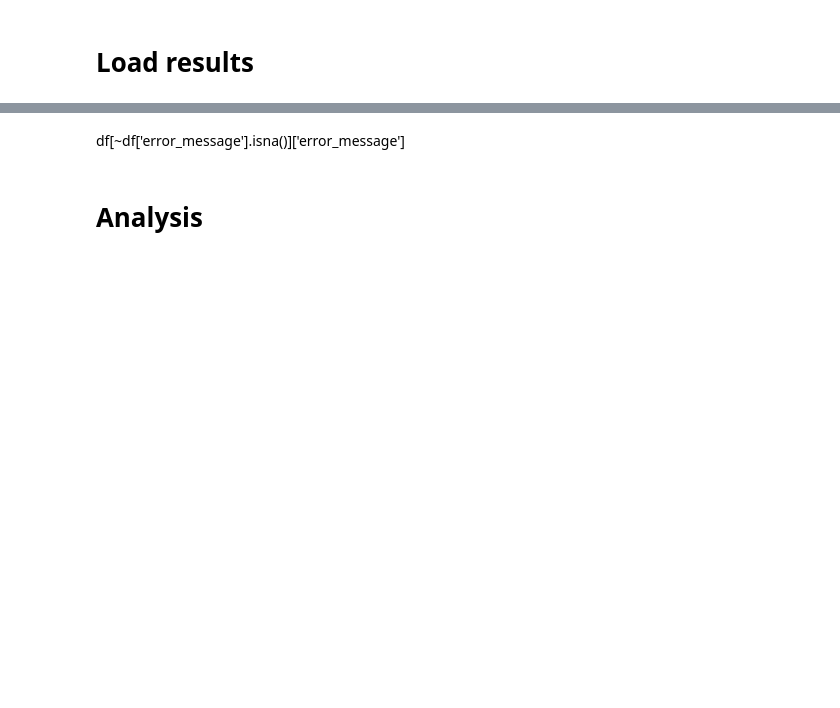
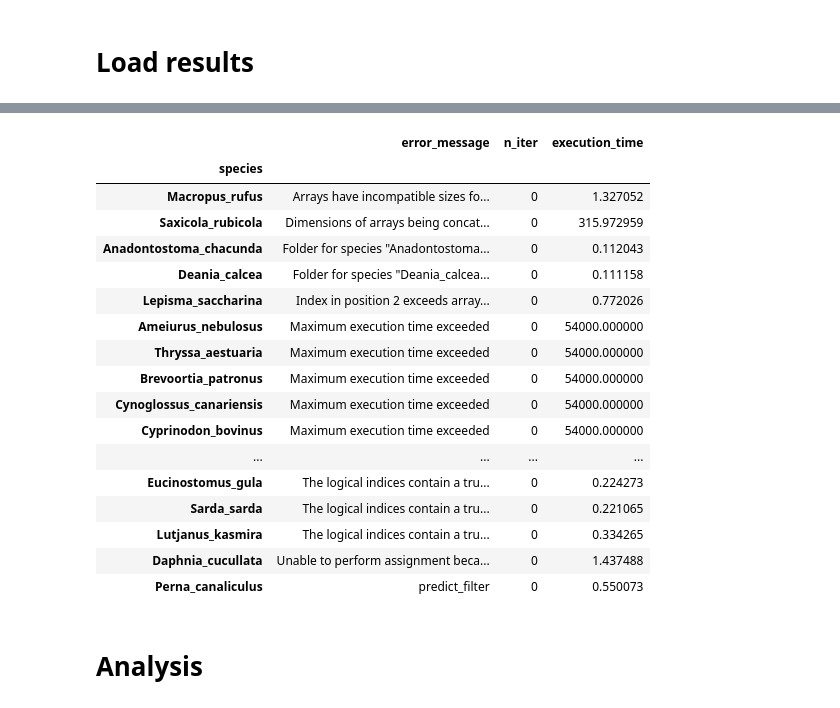
Before and after one commit to diogo-f-oliveira/DEB_ML_Init, a Jupyter notebook: notebooks/AmP Loss Function Minimum Analysis.ipynb, the cells around one changed output, grey strips where cells are left out. Cells and saved outputs as stored; diff of their text form; code cells hidden in the pictures; blank space fills up the shorter version.

```diff
--- a/notebooks/AmP Loss Function Minimum Analysis.ipynb
+++ b/notebooks/AmP Loss Function Minimum Analysis.ipynb
@@ -85,6 +91,25 @@ Final loss has an imaginary part                                         1
 Name: count, dtype: int64
-# %% [markdown]
-df[~df['error_message'].isna()]['error_message']
+# %%
+df[~df['error_message'].isna()][['error_message','n_iter', 'execution_time']].sort_values(by='error_message')
+# %% [output]
+|  | error_message | n_iter | execution_time |
+| species |  |  |  |
+| Macropus_rufus | Arrays have incompatible sizes fo... | 0 | 1.327052 |
+| Saxicola_rubicola | Dimensions of arrays being concat... | 0 | 315.972959 |
+| Anadontostoma_chacunda | Folder for species "Anadontostoma... | 0 | 0.112043 |
+| Deania_calcea | Folder for species "Deania_calcea... | 0 | 0.111158 |
+| Lepisma_saccharina | Index in position 2 exceeds array... | 0 | 0.772026 |
+| Ameiurus_nebulosus | Maximum execution time exceeded | 0 | 54000.000000 |
+| Thryssa_aestuaria | Maximum execution time exceeded | 0 | 54000.000000 |
+| Brevoortia_patronus | Maximum execution time exceeded | 0 | 54000.000000 |
+| Cynoglossus_canariensis | Maximum execution time exceeded | 0 | 54000.000000 |
+| Cyprinodon_bovinus | Maximum execution time exceeded | 0 | 54000.000000 |
+| ... | ... | ... | ... |
+| Eucinostomus_gula | The logical indices contain a tru... | 0 | 0.224273 |
+| Sarda_sarda | The logical indices contain a tru... | 0 | 0.221065 |
+| Lutjanus_kasmira | The logical indices contain a tru... | 0 | 0.334265 |
+| Daphnia_cucullata | Unable to perform assignment beca... | 0 | 1.437488 |
+| Perna_canaliculus | predict_filter | 0 | 0.550073 |
 # %% [markdown]
 # Analysis
 # %%
```
Also changed, not shown: parts of 19 cells of this notebook, 3 other files.
